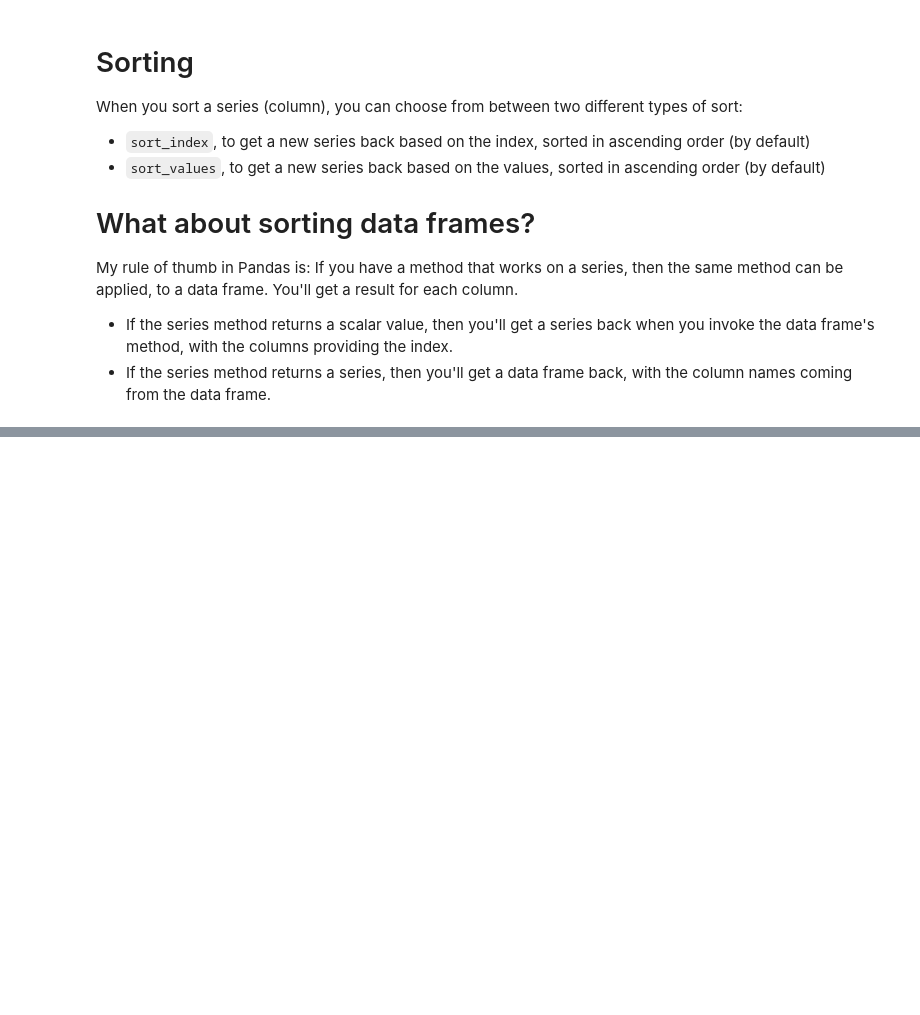
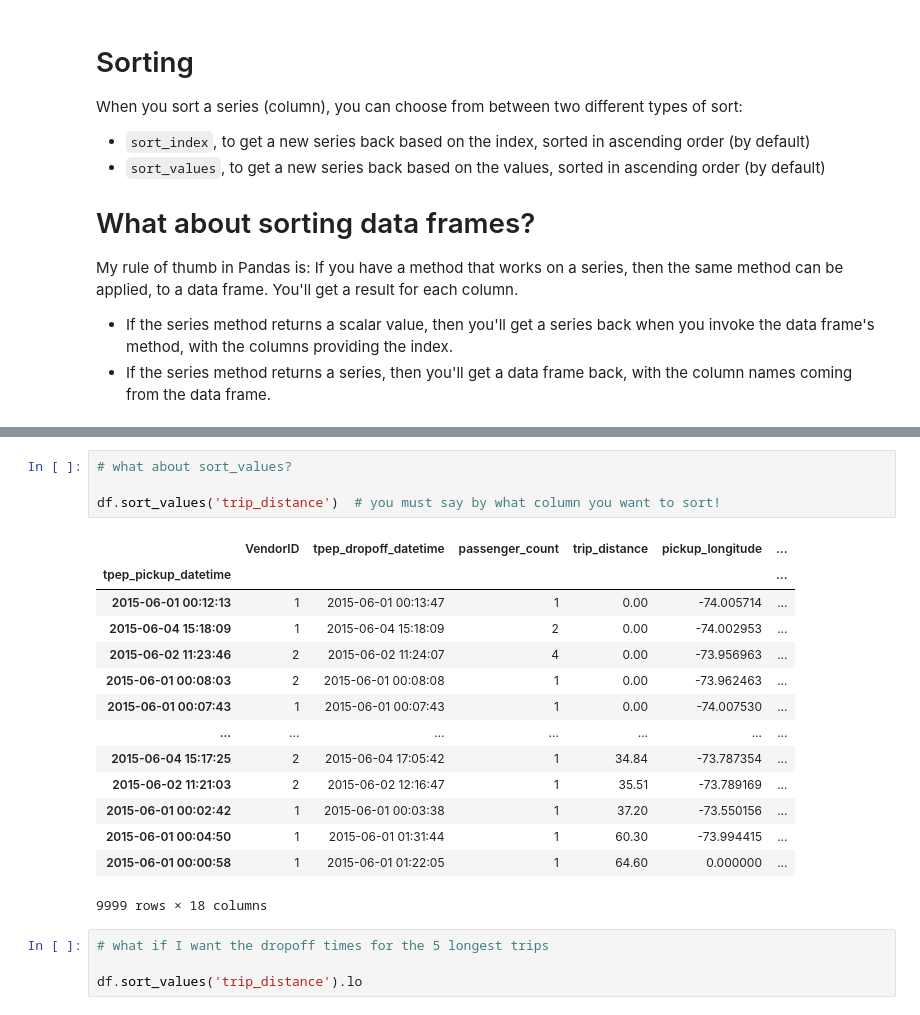
Before and after one commit to reuven/OReilly-2025-11November-data, a Jupyter notebook: OReilly - 2025-11November-20.ipynb, the cells around one changed output, grey strips where cells are left out. Cells and saved outputs as stored; diff of their text form; blank space fills up the shorter version.

```diff
--- a/OReilly - 2025-11November-20.ipynb
+++ b/OReilly - 2025-11November-20.ipynb
@@ -170,0 +186,23 @@ My rule of thumb in Pandas is: If you have a method that works on a series, then
+# %%
+# what about sort_values?
+
+df.sort_values('trip_distance')  # you must say by what column you want to sort!
+# %% [output]
+|  | VendorID | tpep_dropoff_datetime | passenger_count | trip_distance | pickup_longitude | ... |
+| tpep_pickup_datetime |  |  |  |  |  | ... |
+| 2015-06-01 00:12:13 | 1 | 2015-06-01 00:13:47 | 1 | 0.00 | -74.005714 | ... |
+| 2015-06-04 15:18:09 | 1 | 2015-06-04 15:18:09 | 2 | 0.00 | -74.002953 | ... |
+| 2015-06-02 11:23:46 | 2 | 2015-06-02 11:24:07 | 4 | 0.00 | -73.956963 | ... |
+| 2015-06-01 00:08:03 | 2 | 2015-06-01 00:08:08 | 1 | 0.00 | -73.962463 | ... |
+| 2015-06-01 00:07:43 | 1 | 2015-06-01 00:07:43 | 1 | 0.00 | -74.007530 | ... |
+| ... | ... | ... | ... | ... | ... | ... |
+| 2015-06-04 15:17:25 | 2 | 2015-06-04 17:05:42 | 1 | 34.84 | -73.787354 | ... |
+| 2015-06-02 11:21:03 | 2 | 2015-06-02 12:16:47 | 1 | 35.51 | -73.789169 | ... |
+| 2015-06-01 00:02:42 | 1 | 2015-06-01 00:03:38 | 1 | 37.20 | -73.550156 | ... |
+| 2015-06-01 00:04:50 | 1 | 2015-06-01 01:31:44 | 1 | 60.30 | -73.994415 | ... |
+| 2015-06-01 00:00:58 | 1 | 2015-06-01 01:22:05 | 1 | 64.60 | 0.000000 | ... |
+9999 rows × 18 columns
+# %%
+# what if I want the dropoff times for the 5 longest trips
+
+df.sort_values('trip_distance').lo
```
Also changed, not shown: parts of 2 cells of this notebook.
